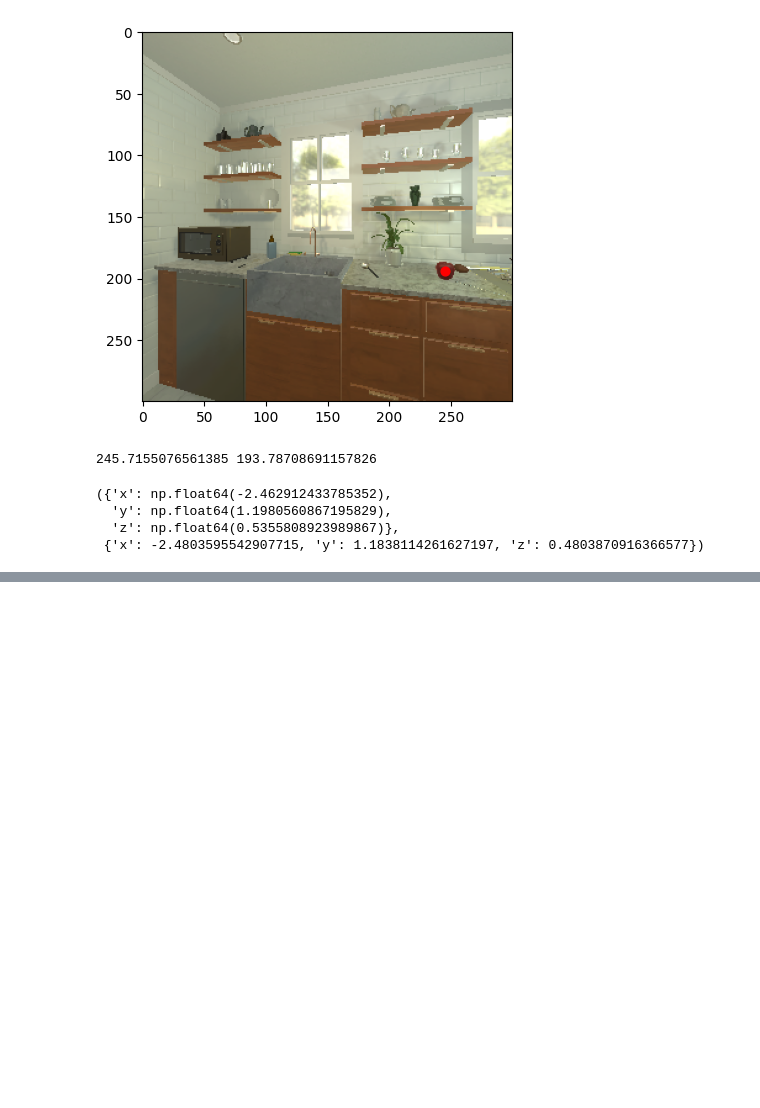
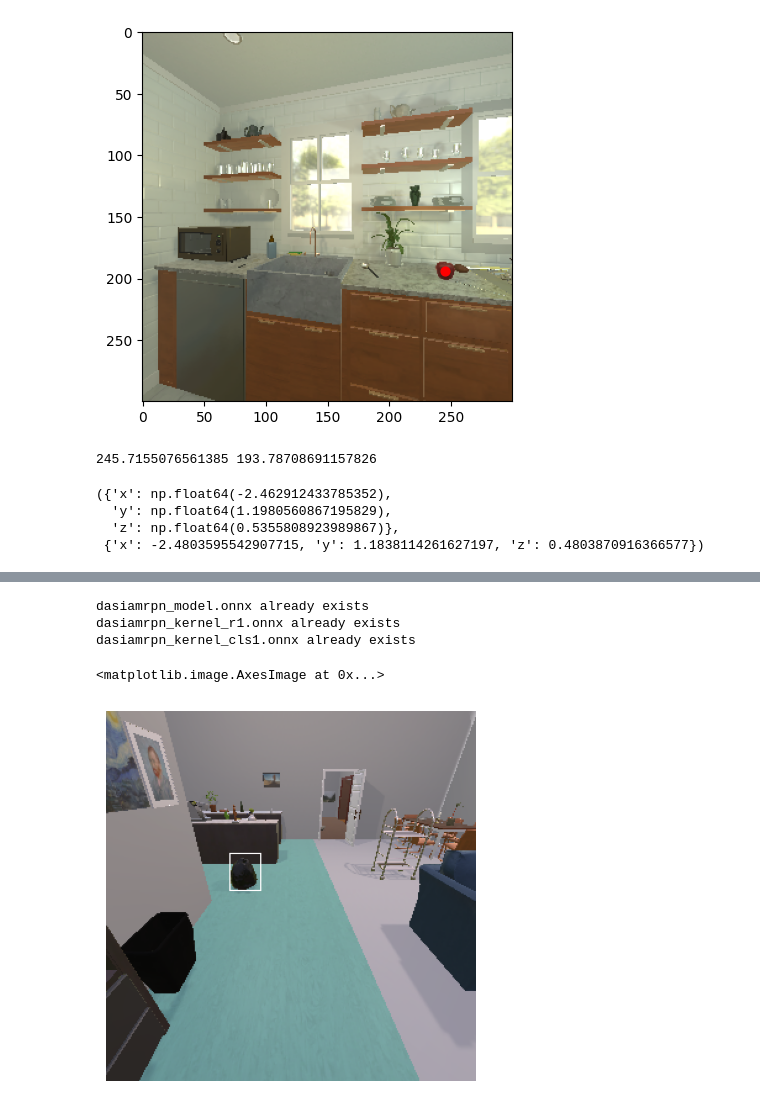
Before and after one commit to viriyadhika/NavAssistant, a Jupyter notebook: Exploration/position_estimation.ipynb, the cells around one changed output, grey strips where cells are left out. Saved outputs shown, nothing was run; the diff lists cells and outputs as text; code cells hidden in the pictures; blank space fills up the shorter version.

```diff
--- a/Exploration/position_estimation.ipynb
+++ b/Exploration/position_estimation.ipynb
@@ -354,0 +169,5 @@ pixel_to_world(u, v, event.depth_frame, event), apple["position"]
+# %%
+
+dataset = prior.load_dataset("procthor-10k")
+house = dataset["train"][3]
+controller = Controller(scene=house, renderDepthImage=True, gridSize=0.125)
@@ -354,0 +180,60 @@ pixel_to_world(u, v, event.depth_frame, event), apple["position"]
+# %%
+
+def get_weight(files_dict: dict[str, str]):
+    target_dir = "data/face_detection"
+    os.makedirs(target_dir, exist_ok=True)
+
+    for fname, url in files_dict.items():
+        out_path = os.path.join(target_dir, fname)
+        if not os.path.exists(out_path):
+            print(f"Downloading {fname}...")
+            urllib.request.urlretrieve(url, out_path)
+        else:
+            print(f"{fname} already exists")
+
+
+files_dict = {
+    "dasiamrpn_model.onnx":
+        "https://github.com/uozyurt/DaSiamRPN-OOP/raw/refs/heads/master/build/dasiamrpn_model.onnx",
+    "dasiamrpn_kernel_r1.onnx":
+        "https://github.com/uozyurt/DaSiamRPN-OOP/raw/refs/heads/master/build/dasiamrpn_kernel_r1.onnx",
+    "dasiamrpn_kernel_cls1.onnx":
+        "https://github.com/uozyurt/DaSiamRPN-OOP/raw/refs/heads/master/build/dasiamrpn_kernel_cls1.onnx",
+}
+get_weight(files_dict)
+
+params = cv2.TrackerDaSiamRPN.Params()
+params.model = "data/face_detection/dasiamrpn_model.onnx"
+params.kernel_cls1 = "data/face_detection/dasiamrpn_kernel_cls1.onnx"
+params.kernel_r1 = "data/face_detection/dasiamrpn_kernel_r1.onnx"
+tracker = cv2.TrackerDaSiamRPN.create(params)
+# %% [output]
+dasiamrpn_model.onnx already exists
+dasiamrpn_kernel_r1.onnx already exists
+dasiamrpn_kernel_cls1.onnx already exists
+# %%
+
+event = controller.step("MoveAhead")
+
+
+plt.imshow(event.depth_frame)
+plt.axis(False)
+
+fr = event.frame.copy()
+bbox = (100, 115, 25, 30)
+
+def cvt_bbox_to_edges(bbox):
+    x, y, w, h = bbox
+    return (int(x), int(y)), (int(x) + int(w), int(y) + int(h))
+
+tracker.init(fr, bbox)
+
+top_left, right_bot = cvt_bbox_to_edges(bbox)
+
+cv2.rectangle(fr, top_left, right_bot, (255,255,255), 1)
+
+
+plt.imshow(fr)
+# %% [output]
+<matplotlib.image.AxesImage at 0x...>
+[figure, added]
```
Also changed, not shown: parts of 17 cells of this notebook.
